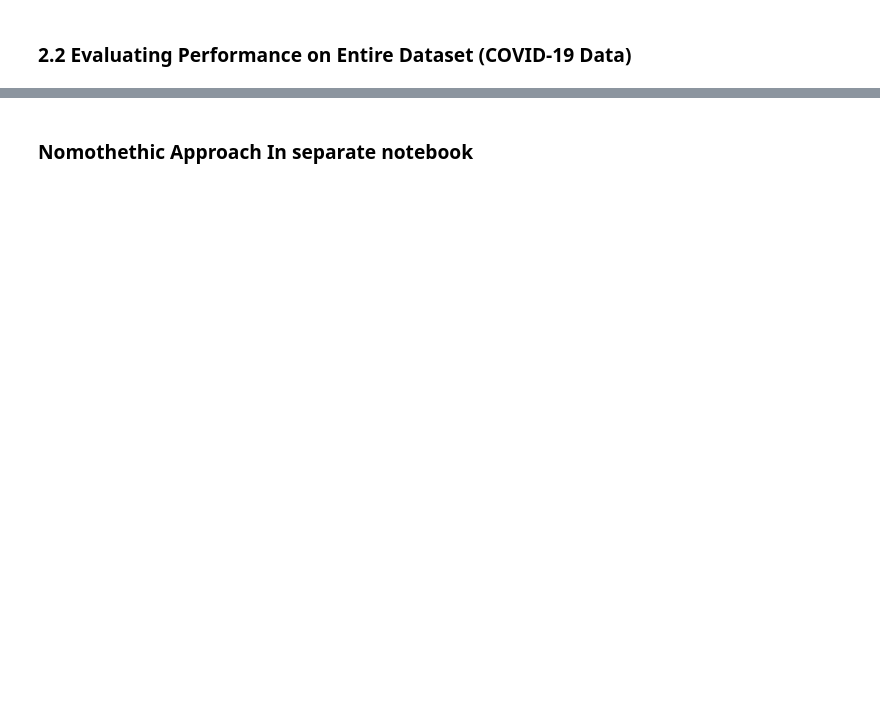
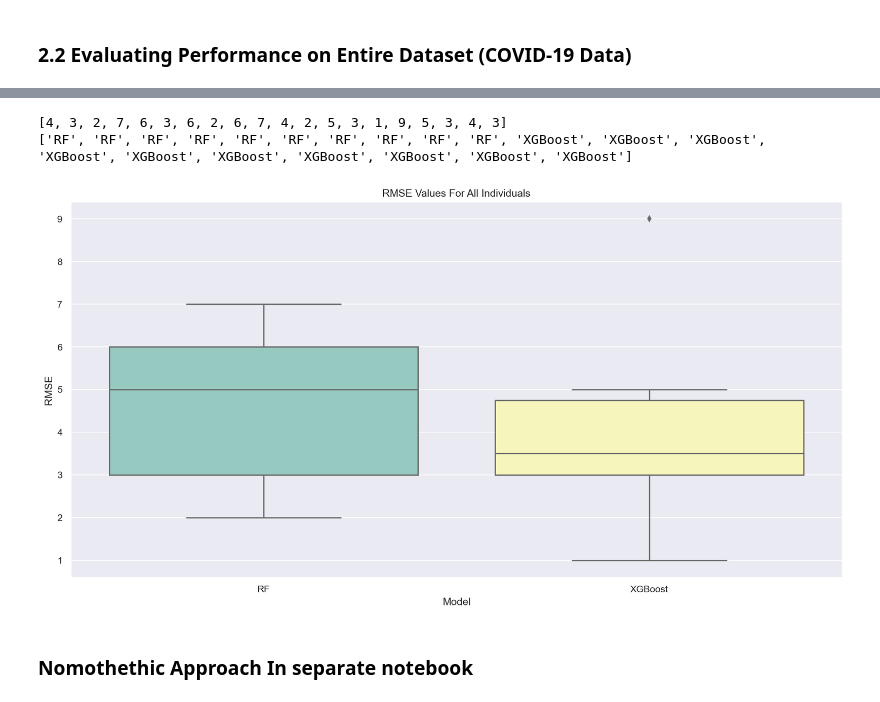
Before and after one commit to RoscaAlex00/DLTimeSeries, a Jupyter notebook: forecasting.ipynb, the cells around one changed output, grey strips where cells are left out. Drawn from its saved outputs; the diff is of its cells as text; code cells hidden in the pictures; blank space fills up the shorter version.

Commit message:
add box-plot code

```diff
--- a/forecasting.ipynb
+++ b/forecasting.ipynb
@@ -732,3 +749,20 @@ Average MAE: 1.1289694471717884
 ---------------------------------
+# %%
+# Generate a box-plot for the RMSE values
+rmse = rmse_alcohol + rmse_covid
+models = models_alcohol + models_covid
+dataset_names = data_alcohol + data_covid
+
+dictionary = {'RMSE': rmse, 'Model': models, 'Dataset': dataset_names}
+df = pd.DataFrame(data=dictionary)
+boxplot = sns.catplot(x='Model', y='RMSE', col='Dataset',
+                      data=df, kind="box",
+                      height=4, aspect=.7)
+# boxplot = sns.boxplot(data=df, y='RMSE', x='Model', palette="Set3")
+boxplot.set(title='RMSE Values For All Individuals', ylabel='RMSE')
+# %% [output]
+[4, 3, 2, 7, 6, 3, 6, 2, 6, 7, 4, 2, 5, 3, 1, 9, 5, 3, 4, 3]
+['RF', 'RF', 'RF', 'RF', 'RF', 'RF', 'RF', 'RF', 'RF', 'RF', 'XGBoost', 'XGBoost', 'XGBoost', 'XGBoost', 'XGBoost', 'XGBoost', 'XGBoost', 'XGBoost', 'XGBoost', 'XGBoost']
+[figure, added]
 # %% [markdown]
 ### Nomothethic Approach In separate notebook
```
Also changed, not shown: parts of 9 cells of this notebook, 6 other files.
